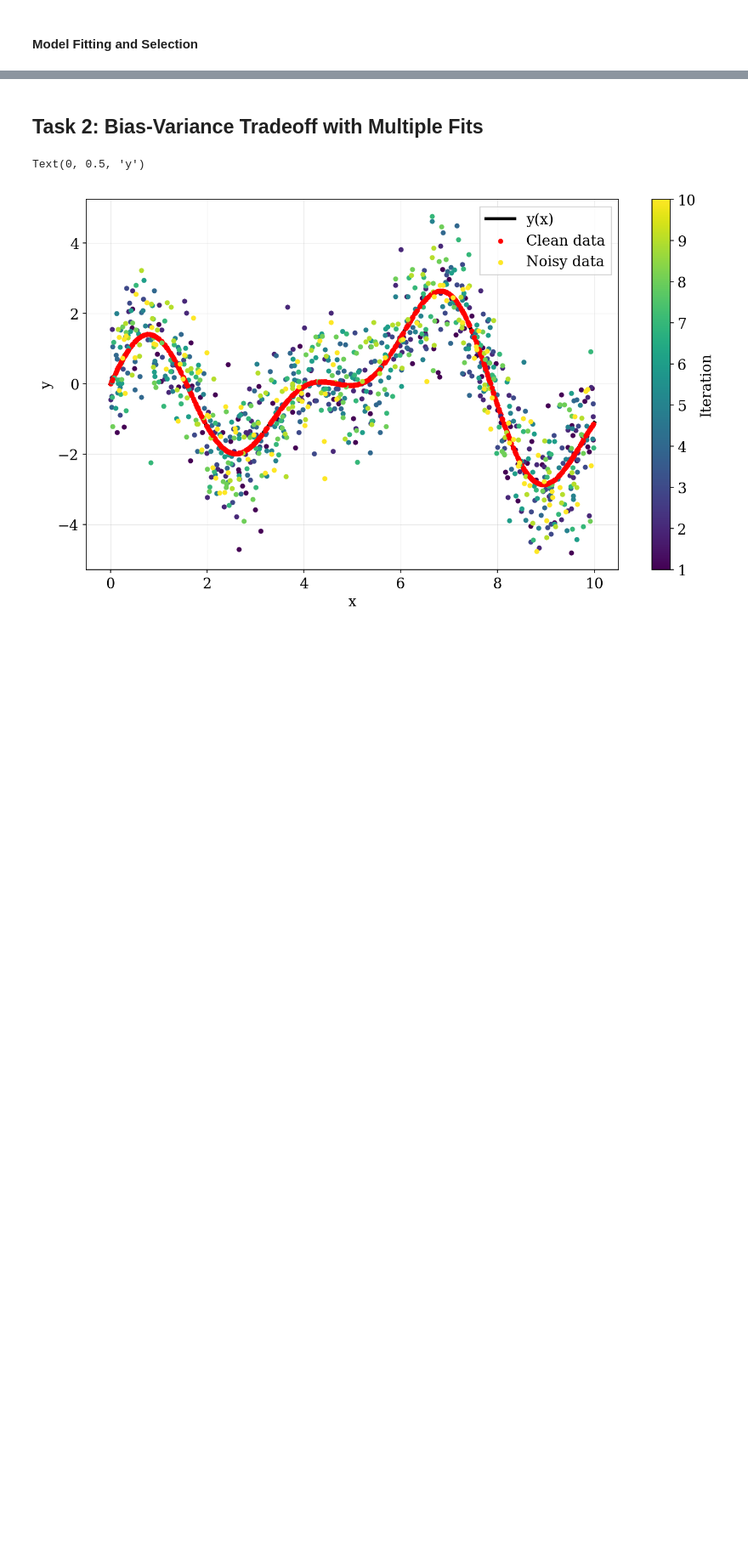
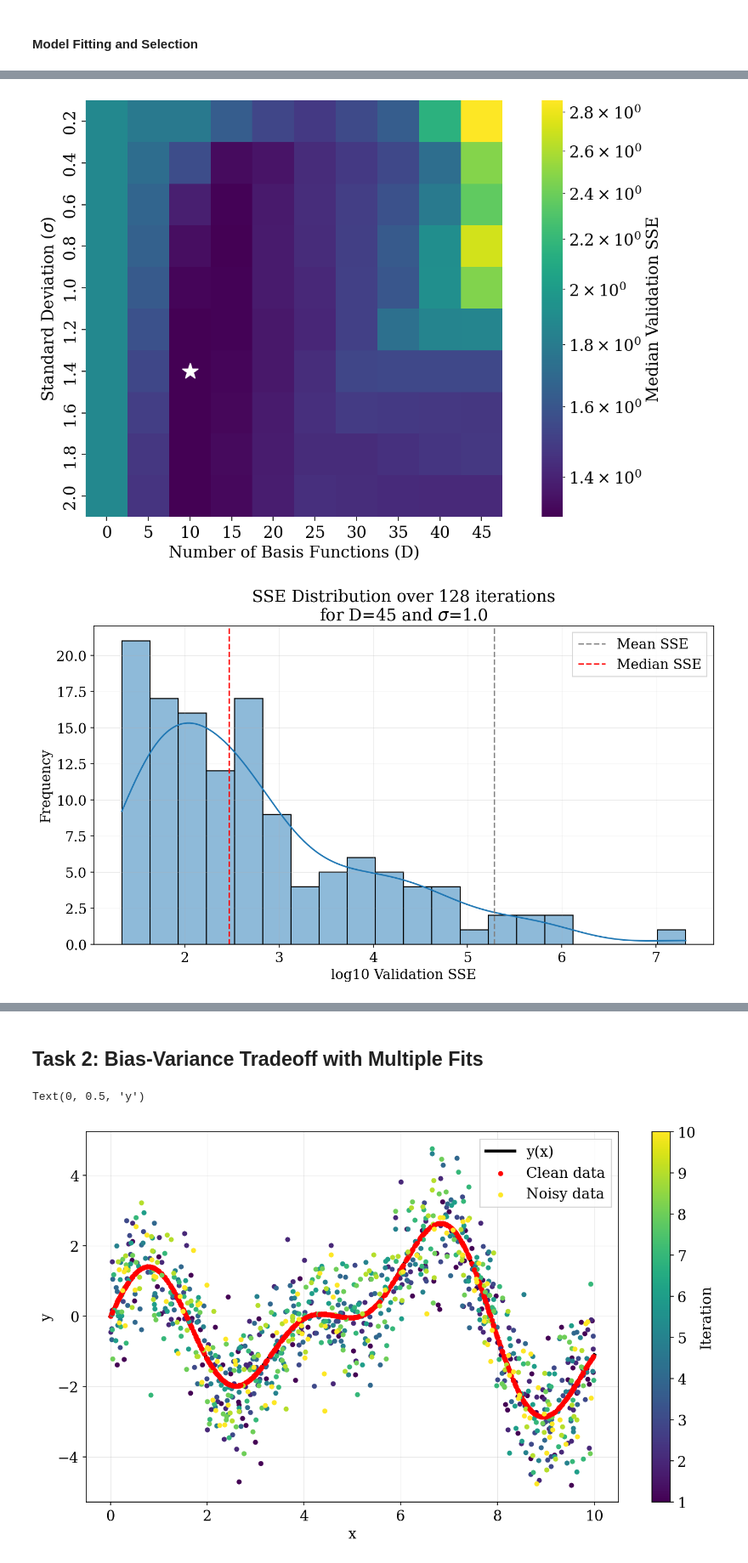
Before and after one commit to audrey352/PHYS551, a Jupyter notebook: Assignment2/A2_notebook.ipynb, the cells around one changed output, grey strips where cells are left out. Shown at 85% size. Cells and saved outputs as stored; diff of their text form; code cells hidden in the pictures; blank space fills up the shorter version.

```diff
--- a/Assignment2/A2_notebook.ipynb
+++ b/Assignment2/A2_notebook.ipynb
@@ -523,0 +527,77 @@ Best iteration for D=45 is 45 with SSE_val = 27.03001169075427. Setting as itera
+# %%
+# -- 4. Continued... grid search to find best D and sigma for gaussian basis
+sigmas = np.round(np.arange(0.2, 2.1, 0.2), 2)
+D_values = np.arange(0, 46, 5)
+iterations = 128
+
+result_list = []  # to collect results
+
+for i in range(iterations):
+    # generate train/val split
+    train_val_split = 0.8 # train/val split ratio
+    trainsize = int(len(x)*train_val_split)
+
+    # get the appropriate error for each datum
+    np.random.seed(i)
+    idx = np.random.choice(len(x), size=trainsize, replace=False)
+    xtrain = x[idx]
+    errtrain = err[idx]
+
+    idx_val = np.setdiff1d(np.arange(len(x)), idx)
+    xval = x[idx_val]
+    errval = err[idx_val]
+
+    for sigma in sigmas:
+        for D in D_values:
+            model = LinearRegression()
+            bases = np.arange(0, D)
+            mu = np.min(xtrain) + (np.max(xtrain) - np.min(xtrain))/(D-1) * bases
+            phi = gaussian(xtrain[:,None], mu[None,:], sigma=sigma)
+
+            yh = model.fit_analytical(phi, y(xtrain, errtrain)).predict(phi)
+
+            sse_train = SSE(y(xtrain, errtrain), yh)
+            sse_val = SSE(y(xval, errval), model.predict(gaussian(xval[:,None], mu[None,:], sigma=sigma)))
+
+            result_list.append({
+                'D': D,
+                'sigma': sigma,
+                'SSE_Train': sse_train,
+                'SSE_Val': sse_val,
+                'iteration': i
+            })
+
+# create dataframe for convenient plotting
+griddf = pd.DataFrame(result_list)
+
+# plot heatmap of validation SSE. Plot the average over iterations
+pivot_table = griddf.pivot_table(values='SSE_Val', index='sigma', columns='D', aggfunc='median')
+
+plt.figure(figsize=(10, 6))
+plt.grid(False)
+sns.heatmap(np.log10(pivot_table), annot=False, fmt=".1f", cmap='viridis', square=True, norm='log', cbar_kws={'label': 'Median Validation SSE'})
+# add a star to the minimum point
+min_idx = np.unravel_index(np.argmin(pivot_table.values, axis=None), pivot_table.shape)
+plt.scatter(min_idx[1]+0.5, min_idx[0]+0.5, s=200, c='w', marker='*', label='Minimum SSE')
+plt.xlabel('Number of Basis Functions (D)')
+plt.ylabel('Standard Deviation ($\sigma$)')
+plt.show()
+
+
+# for a given D and sigma, plot the SSE distribution over iterations
+## NOT FOR REPORT... JUST TO JUSTIFY CHOOSING MEDIAN OVER MEAN
+D_chosen = 45
+sigma_chosen = 1.0
+subset = griddf[(griddf['D'] == D_chosen) & (griddf['sigma'] == sigma_chosen)]
+plt.figure()
+sns.histplot(np.log10(subset['SSE_Val']), bins=20, kde=True)
+plt.axvline(np.log10(subset['SSE_Val'].mean()), color='gray', linestyle='--', label='Mean SSE')
+plt.axvline(np.log10(subset['SSE_Val'].median()), color='r', linestyle='--', label='Median SSE')
+plt.legend()
+plt.title(f'SSE Distribution over {iterations} iterations\nfor D={D_chosen} and $\sigma$={sigma_chosen}')
+plt.xlabel('log10 Validation SSE')
+plt.ylabel('Frequency')
+plt.show()
+# %% [output]
+[figure, added]
+[figure, added]
```
Also changed, not shown: parts of 8 cells of this notebook, 7 other files.
